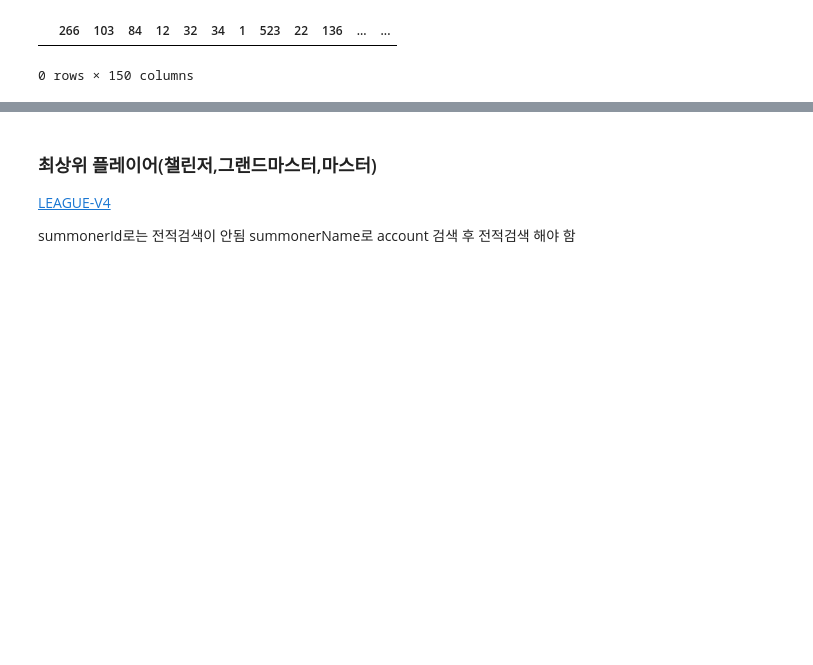
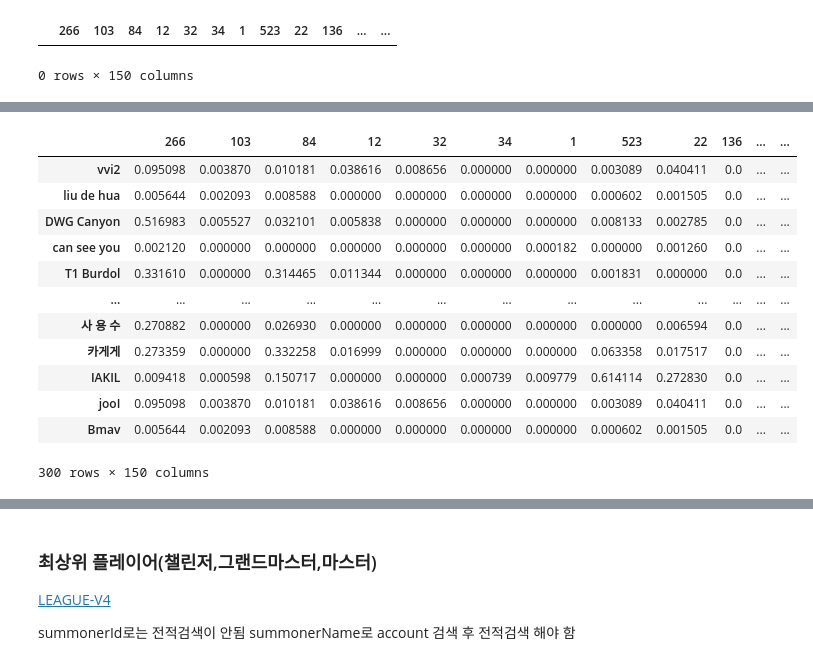
Before and after one commit to bright-jun/LOLBTI, a Jupyter notebook: doc/Riot API.ipynb, the cells around one changed output, grey strips where cells are left out. Cells and saved outputs as stored; diff of their text form; code cells hidden in the pictures; blank space fills up the shorter version.

```diff
--- a/doc/Riot API.ipynb
+++ b/doc/Riot API.ipynb
@@ -305,0 +458,18 @@ champ_dict
+# %%
+sohwan_mastery_scaled = pd.DataFrame(data = sohwan_mastery_scaled.T,columns=sohwan_mastery.columns,index=sohwan_mastery.index)
+# %%
+sohwan_mastery_scaled
+# %% [output]
+|  | 266 | 103 | 84 | 12 | 32 | 34 | 1 | 523 | 22 | 136 | ... | ... |
+| vvi2 | 0.095098 | 0.003870 | 0.010181 | 0.038616 | 0.008656 | 0.000000 | 0.000000 | 0.003089 | 0.040411 | 0.0 | ... | ... |
+| liu de hua | 0.005644 | 0.002093 | 0.008588 | 0.000000 | 0.000000 | 0.000000 | 0.000000 | 0.000602 | 0.001505 | 0.0 | ... | ... |
+| DWG Canyon | 0.516983 | 0.005527 | 0.032101 | 0.005838 | 0.000000 | 0.000000 | 0.000000 | 0.008133 | 0.002785 | 0.0 | ... | ... |
+| can see you | 0.002120 | 0.000000 | 0.000000 | 0.000000 | 0.000000 | 0.000000 | 0.000182 | 0.000000 | 0.001260 | 0.0 | ... | ... |
+| T1 Burdol | 0.331610 | 0.000000 | 0.314465 | 0.011344 | 0.000000 | 0.000000 | 0.000000 | 0.001831 | 0.000000 | 0.0 | ... | ... |
+| ... | ... | ... | ... | ... | ... | ... | ... | ... | ... | ... | ... | ... |
+| 사 용 수 | 0.270882 | 0.000000 | 0.026930 | 0.000000 | 0.000000 | 0.000000 | 0.000000 | 0.000000 | 0.006594 | 0.0 | ... | ... |
+| 카게게 | 0.273359 | 0.000000 | 0.332258 | 0.016999 | 0.000000 | 0.000000 | 0.000000 | 0.063358 | 0.017517 | 0.0 | ... | ... |
+| IAKIL | 0.009418 | 0.000598 | 0.150717 | 0.000000 | 0.000000 | 0.000739 | 0.009779 | 0.614114 | 0.272830 | 0.0 | ... | ... |
+| jooI | 0.095098 | 0.003870 | 0.010181 | 0.038616 | 0.008656 | 0.000000 | 0.000000 | 0.003089 | 0.040411 | 0.0 | ... | ... |
+| Bmav | 0.005644 | 0.002093 | 0.008588 | 0.000000 | 0.000000 | 0.000000 | 0.000000 | 0.000602 | 0.001505 | 0.0 | ... | ... |
+300 rows × 150 columns
```
Also changed, not shown: parts of 93 cells of this notebook, 1 other file.
